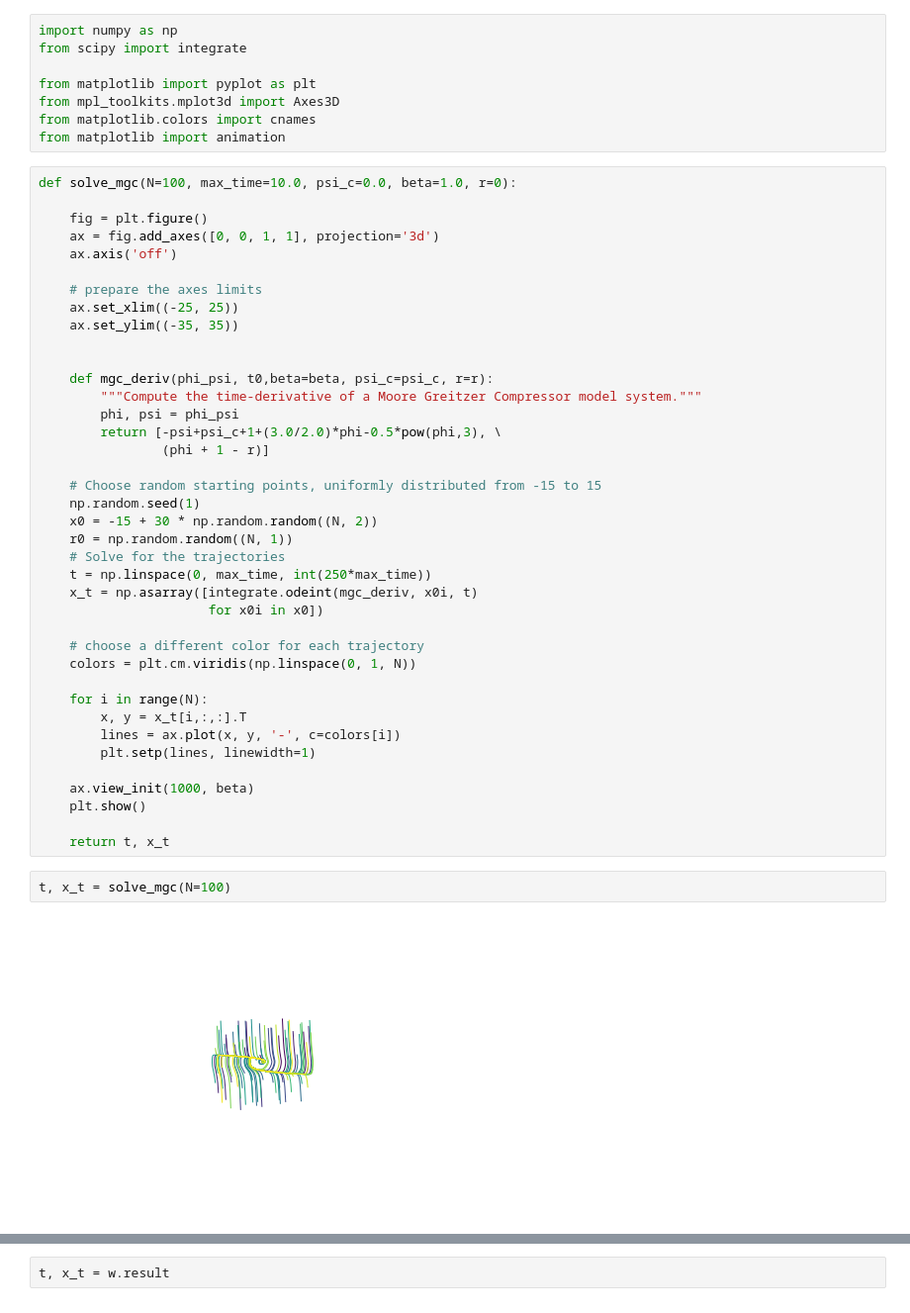
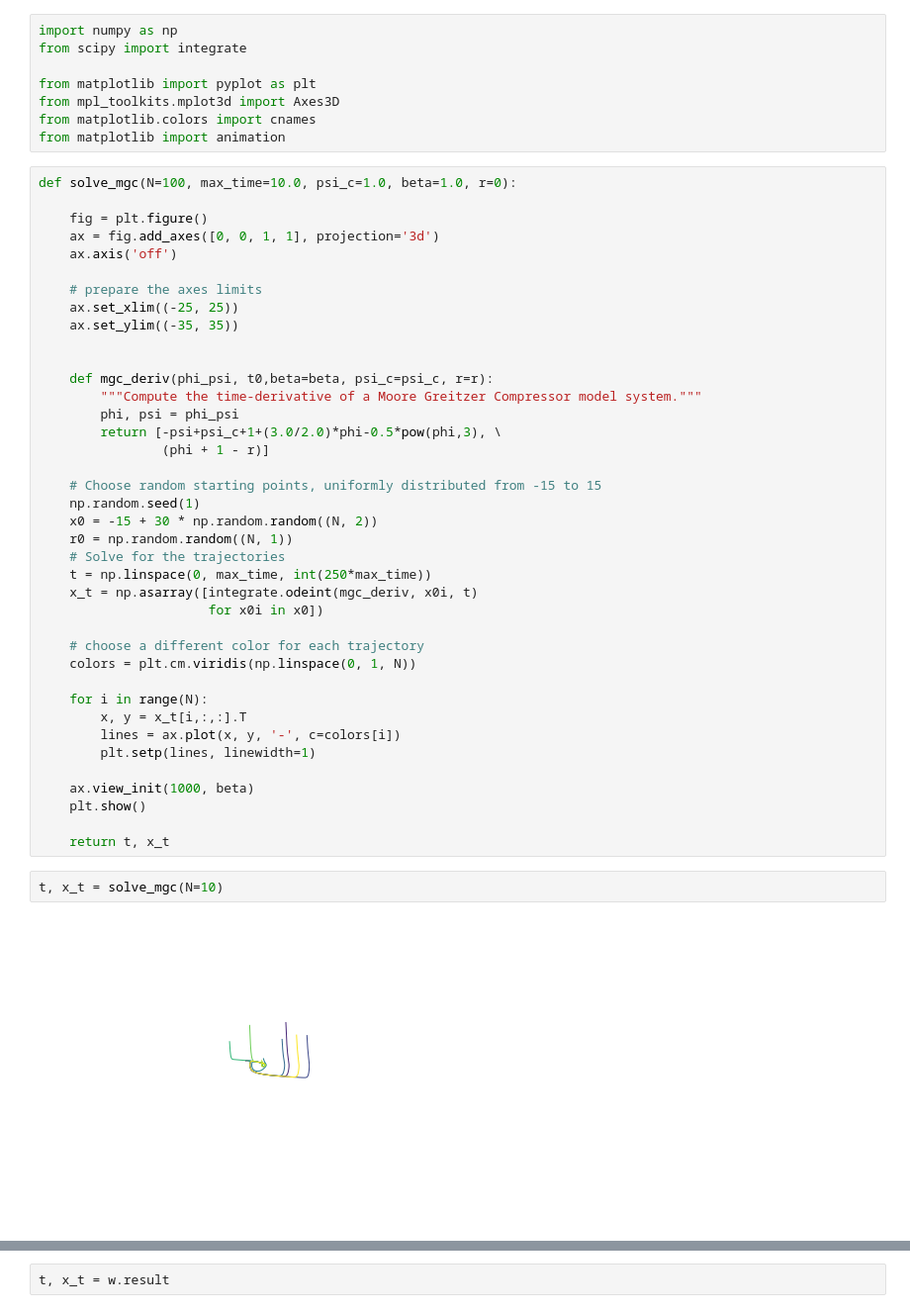
Before and after one commit to bevanda/safe_learning, a Jupyter notebook: examples/Moore-Greitzer.ipynb, the cells around one changed output, grey strips where cells are left out. Shown at 99% size. Drawn from its saved outputs; the diff is of its cells as text.

```diff
--- a/examples/Moore-Greitzer.ipynb
+++ b/examples/Moore-Greitzer.ipynb
@@ -19,7 +19,7 @@ from mpl_toolkits.mplot3d import Axes3D
 from matplotlib.colors import cnames
 from matplotlib import animation
 # %%
-def solve_mgc(N=100, max_time=10.0, psi_c=0.0, beta=1.0, r=0):
+def solve_mgc(N=100, max_time=10.0, psi_c=1.0, beta=1.0, r=0):
 
     fig = plt.figure()
     ax = fig.add_axes([0, 0, 1, 1], projection='3d')
@@ -58,9 +58,9 @@ def solve_mgc(N=100, max_time=10.0, psi_c=0.0, beta=1.0, r=0):
 
     return t, x_t
 # %%
-t, x_t = solve_mgc(N=100)
+t, x_t = solve_mgc(N=10)
 # %% [output]
-[figure, old version]
+[figure, new version]
 # %%
 w = interactive(solve_mgc, max_time=(0.1, 4.0),
                 N=(0,50), beta=(1.0,50.0), r=(-0.1547, 2.1547))
```
Also changed, not shown: parts of 1 cell of this notebook, 2 other files.
